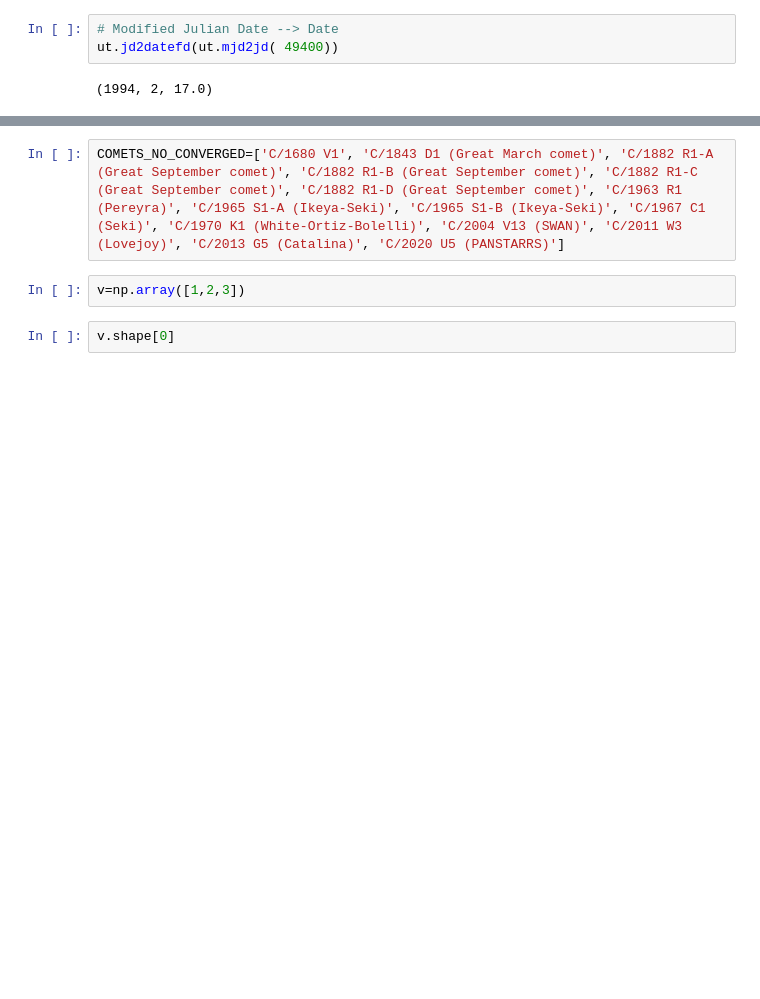
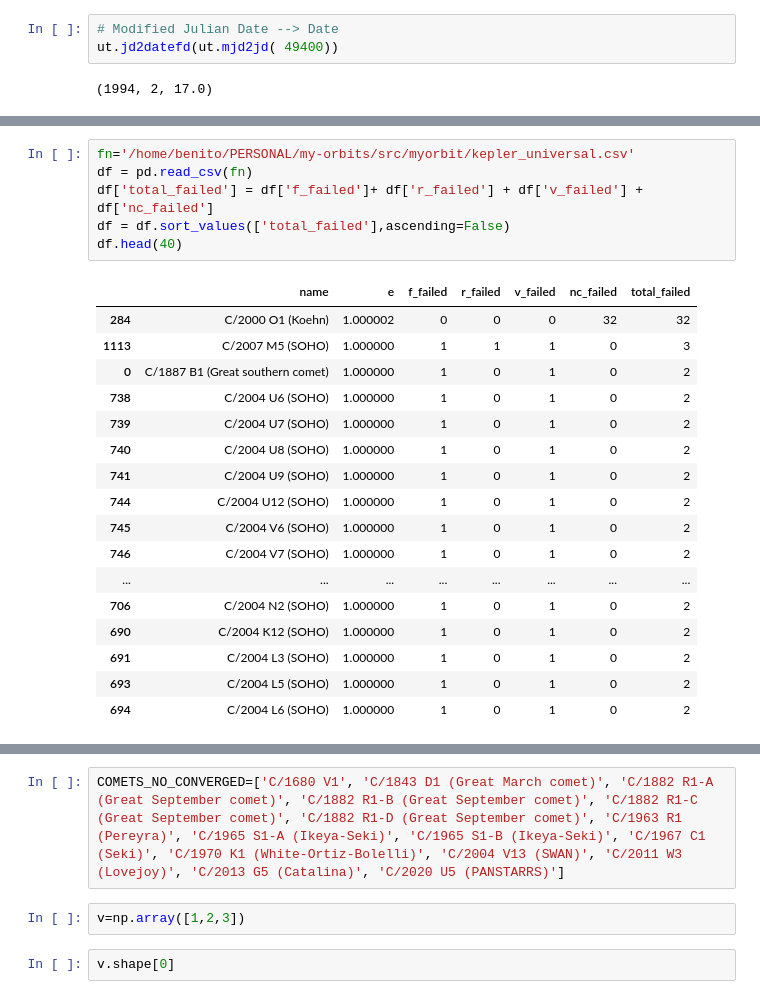
Before and after one commit to benitocm/my-orbits, a Jupyter notebook: notebooks/Testing.ipynb, the cells around one changed output, grey strips where cells are left out. Saved outputs shown, nothing was run; the diff lists cells and outputs as text; blank space fills up the shorter version.

```diff
--- a/notebooks/Testing.ipynb
+++ b/notebooks/Testing.ipynb
@@ -18,0 +49,24 @@ ut.jd2datefd(ut.mjd2jd( 49400))
+# %%
+fn='/home/benito/PERSONAL/my-orbits/src/myorbit/kepler_universal.csv'
+df = pd.read_csv(fn)
+df['total_failed'] = df['f_failed']+ df['r_failed'] + df['v_failed'] + df['nc_failed']
+df = df.sort_values(['total_failed'],ascending=False)
+df.head(40)
+# %% [output]
+|  | name | e | f_failed | r_failed | v_failed | nc_failed | total_failed |
+| 284 | C/2000 O1 (Koehn) | 1.000002 | 0 | 0 | 0 | 32 | 32 |
+| 1113 | C/2007 M5 (SOHO) | 1.000000 | 1 | 1 | 1 | 0 | 3 |
+| 0 | C/1887 B1 (Great southern comet) | 1.000000 | 1 | 0 | 1 | 0 | 2 |
+| 738 | C/2004 U6 (SOHO) | 1.000000 | 1 | 0 | 1 | 0 | 2 |
+| 739 | C/2004 U7 (SOHO) | 1.000000 | 1 | 0 | 1 | 0 | 2 |
+| 740 | C/2004 U8 (SOHO) | 1.000000 | 1 | 0 | 1 | 0 | 2 |
+| 741 | C/2004 U9 (SOHO) | 1.000000 | 1 | 0 | 1 | 0 | 2 |
+| 744 | C/2004 U12 (SOHO) | 1.000000 | 1 | 0 | 1 | 0 | 2 |
+| 745 | C/2004 V6 (SOHO) | 1.000000 | 1 | 0 | 1 | 0 | 2 |
+| 746 | C/2004 V7 (SOHO) | 1.000000 | 1 | 0 | 1 | 0 | 2 |
+| ... | ... | ... | ... | ... | ... | ... | ... |
+| 706 | C/2004 N2 (SOHO) | 1.000000 | 1 | 0 | 1 | 0 | 2 |
+| 690 | C/2004 K12 (SOHO) | 1.000000 | 1 | 0 | 1 | 0 | 2 |
+| 691 | C/2004 L3 (SOHO) | 1.000000 | 1 | 0 | 1 | 0 | 2 |
+| 693 | C/2004 L5 (SOHO) | 1.000000 | 1 | 0 | 1 | 0 | 2 |
+| 694 | C/2004 L6 (SOHO) | 1.000000 | 1 | 0 | 1 | 0 | 2 |
```
Also changed, not shown: parts of 8 cells of this notebook, 17 other files.
